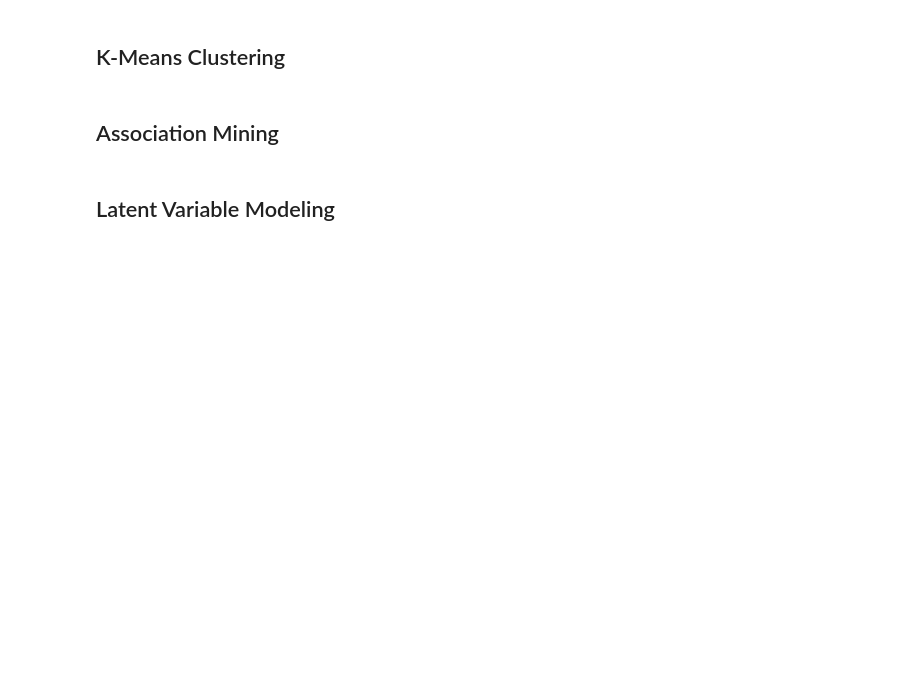
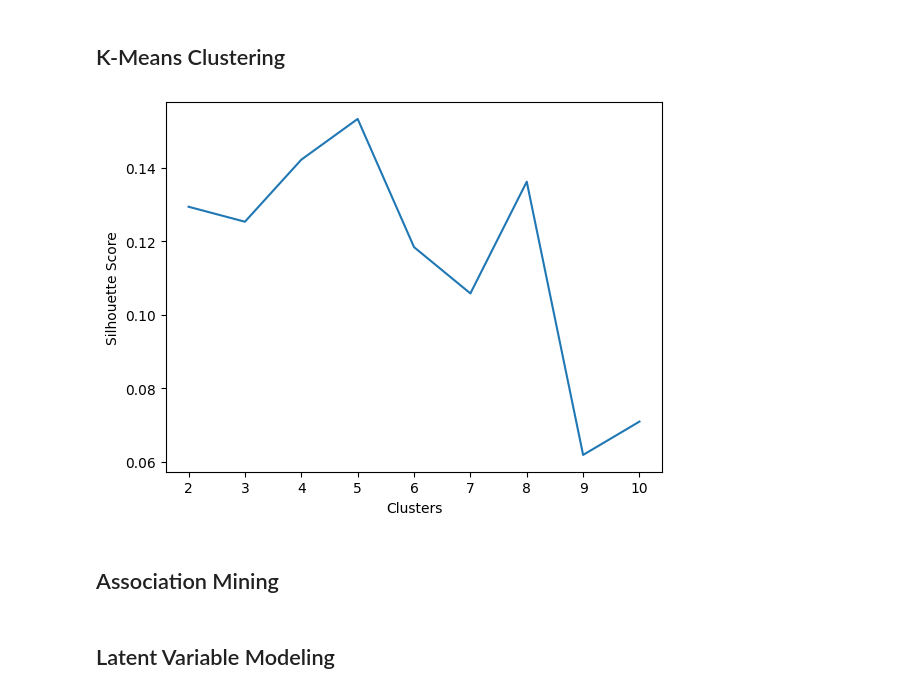
Before and after one commit to JenShumway/MADS_MilestoneII, a Jupyter notebook: Modeling-Unsupervised.ipynb, the cells around one changed output. Saved outputs shown, nothing was run; the diff lists cells and outputs as text; code cells hidden in the pictures; blank space fills up the shorter version.

Commit message:
Preliminary work with clustering

```diff
--- a/Modeling-Unsupervised.ipynb
+++ b/Modeling-Unsupervised.ipynb
@@ -96,2 +124,18 @@ Explained variation per PC: [0.12038912 0.10701917]
 # %% [markdown]
 ## K-Means Clustering
+# %%
+# Select number of clusters using "elbow" heuristic
+# Evaluate using sklearn's shillouette score metric / higher is better
+score = []
+for k in range(2, 11):
+    kmeans = KMeans(n_clusters=k, n_init='auto', random_state=42)
+    kmeans.fit(X)
+    score.append(silhouette_score(X, kmeans.labels_))
+
+plt.plot(range(2, 11), score)
+plt.xlabel("Clusters")
+plt.ylabel("Silhouette Score")
+plt.xticks(range(2, 11))
+plt.show()
+# %% [output]
+[figure, added]
```
Also changed, not shown: parts of 9 cells of this notebook.
